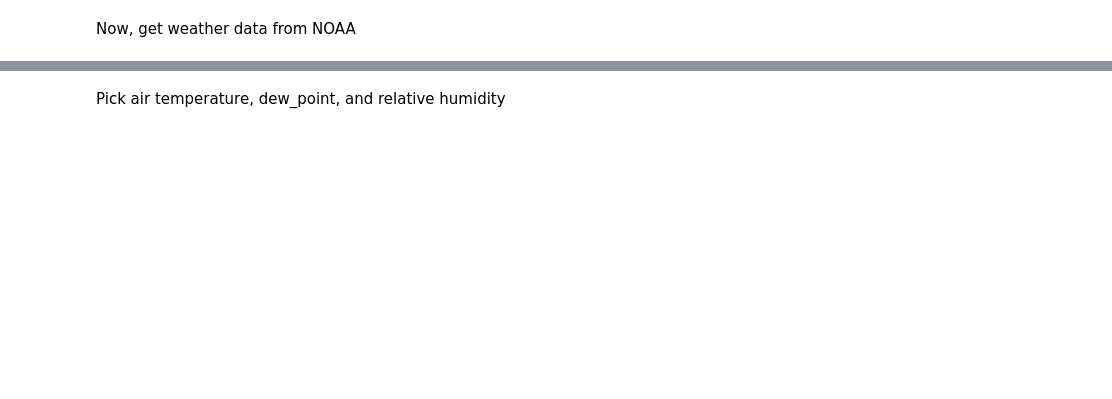
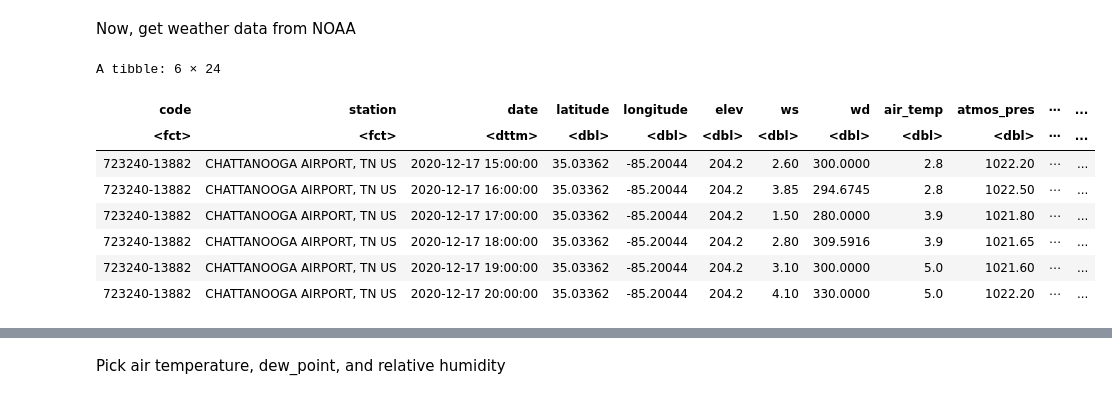
Before and after one commit to hongqin/R-covid19-bootcamp-2020Dec, a Jupyter notebook: R_coding_bootcamp_2020Dec19_23.ipynb, the cells around one changed output, grey strips where cells are left out. Drawn from its saved outputs; the diff is of its cells as text; code cells hidden in the pictures; blank space fills up the shorter version.

```diff
--- a/R_coding_bootcamp_2020Dec19_23.ipynb
+++ b/R_coding_bootcamp_2020Dec19_23.ipynb
@@ -511,6 +1249,16 @@ local_code
 Now, get weather data from NOAA
 # %%
 weatherLocal <- importNOAA(code = local_code, year = 2020)
-head(weatherLocal)
+tail(weatherLocal)
+# %% [output]
+A tibble: 6 × 24
+| code | station | date | latitude | longitude | elev | ws | wd | air_temp | atmos_pres | ⋯ | ... |
+| <fct> | <fct> | <dttm> | <dbl> | <dbl> | <dbl> | <dbl> | <dbl> | <dbl> | <dbl> | ⋯ | ... |
+| 723240-13882 | CHATTANOOGA AIRPORT, TN US | 2020-12-17 15:00:00 | 35.03362 | -85.20044 | 204.2 | 2.60 | 300.0000 | 2.8 | 1022.20 | ⋯ | ... |
+| 723240-13882 | CHATTANOOGA AIRPORT, TN US | 2020-12-17 16:00:00 | 35.03362 | -85.20044 | 204.2 | 3.85 | 294.6745 | 2.8 | 1022.50 | ⋯ | ... |
+| 723240-13882 | CHATTANOOGA AIRPORT, TN US | 2020-12-17 17:00:00 | 35.03362 | -85.20044 | 204.2 | 1.50 | 280.0000 | 3.9 | 1021.80 | ⋯ | ... |
+| 723240-13882 | CHATTANOOGA AIRPORT, TN US | 2020-12-17 18:00:00 | 35.03362 | -85.20044 | 204.2 | 2.80 | 309.5916 | 3.9 | 1021.65 | ⋯ | ... |
+| 723240-13882 | CHATTANOOGA AIRPORT, TN US | 2020-12-17 19:00:00 | 35.03362 | -85.20044 | 204.2 | 3.10 | 300.0000 | 5.0 | 1021.60 | ⋯ | ... |
+| 723240-13882 | CHATTANOOGA AIRPORT, TN US | 2020-12-17 20:00:00 | 35.03362 | -85.20044 | 204.2 | 4.10 | 330.0000 | 5.0 | 1022.20 | ⋯ | ... |
 # %%
 names(weatherLocal)
```
Also changed, not shown: parts of 99 cells of this notebook.
